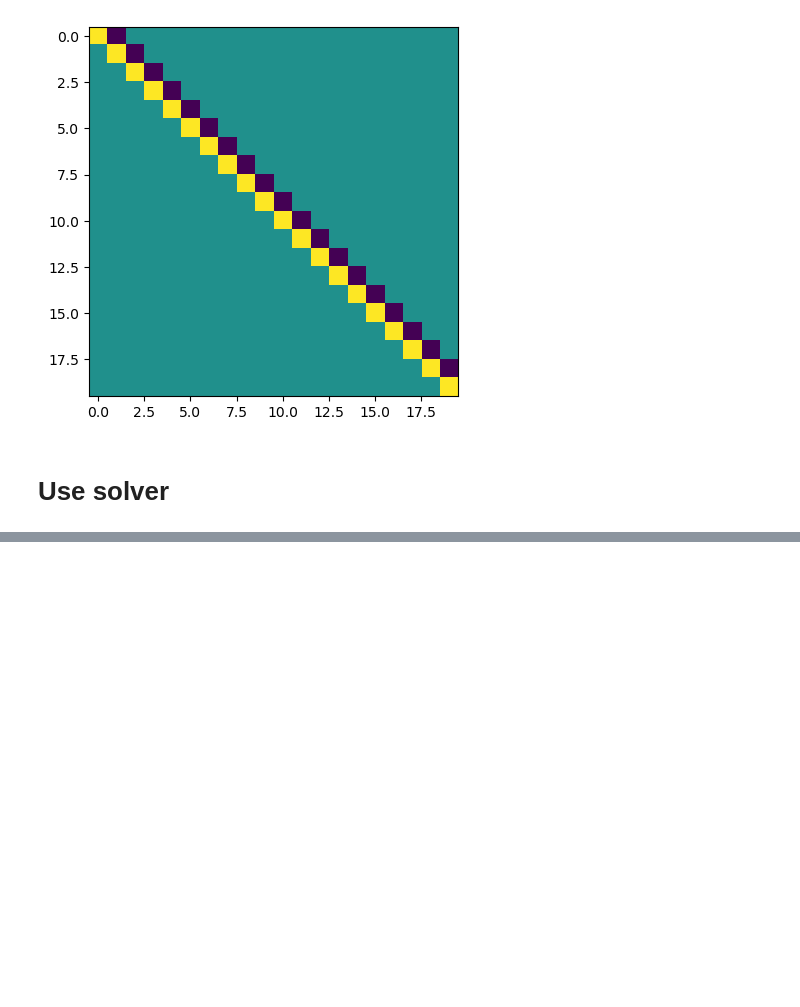
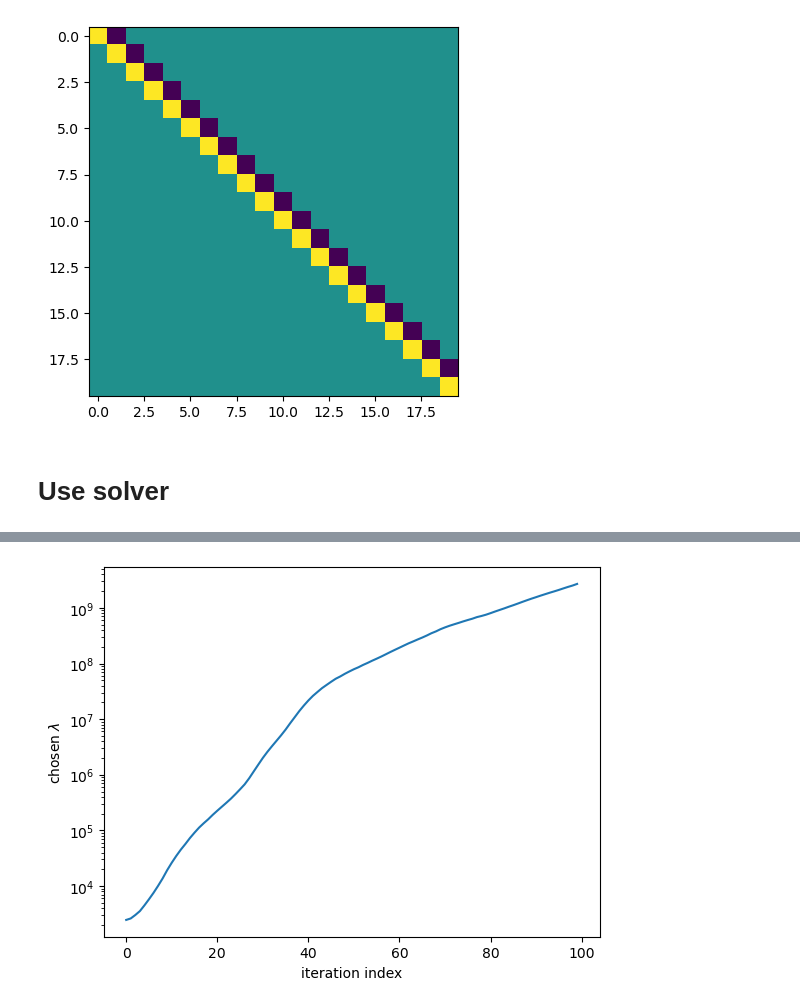
Before and after one commit to mpasha3/IRLS_prec_GSBL, a Jupyter notebook: test_problems/1d_deblurring_gksias.ipynb, the cells around one changed output, grey strips where cells are left out. Cells and saved outputs as stored; diff of their text form; code cells hidden in the pictures; blank space fills up the shorter version.

```diff
--- a/test_problems/1d_deblurring_gksias.ipynb
+++ b/test_problems/1d_deblurring_gksias.ipynb
@@ -77,0 +79,8 @@ plt.show()
+# %%
+plt.plot(data["lambda_history"])
+plt.yscale("log")
+plt.xlabel("iteration index")
+plt.ylabel("chosen $\\lambda$")
+plt.show()
+# %% [output]
+[figure, added]
```
Also changed, not shown: parts of 8 cells of this notebook, 25 other files.
